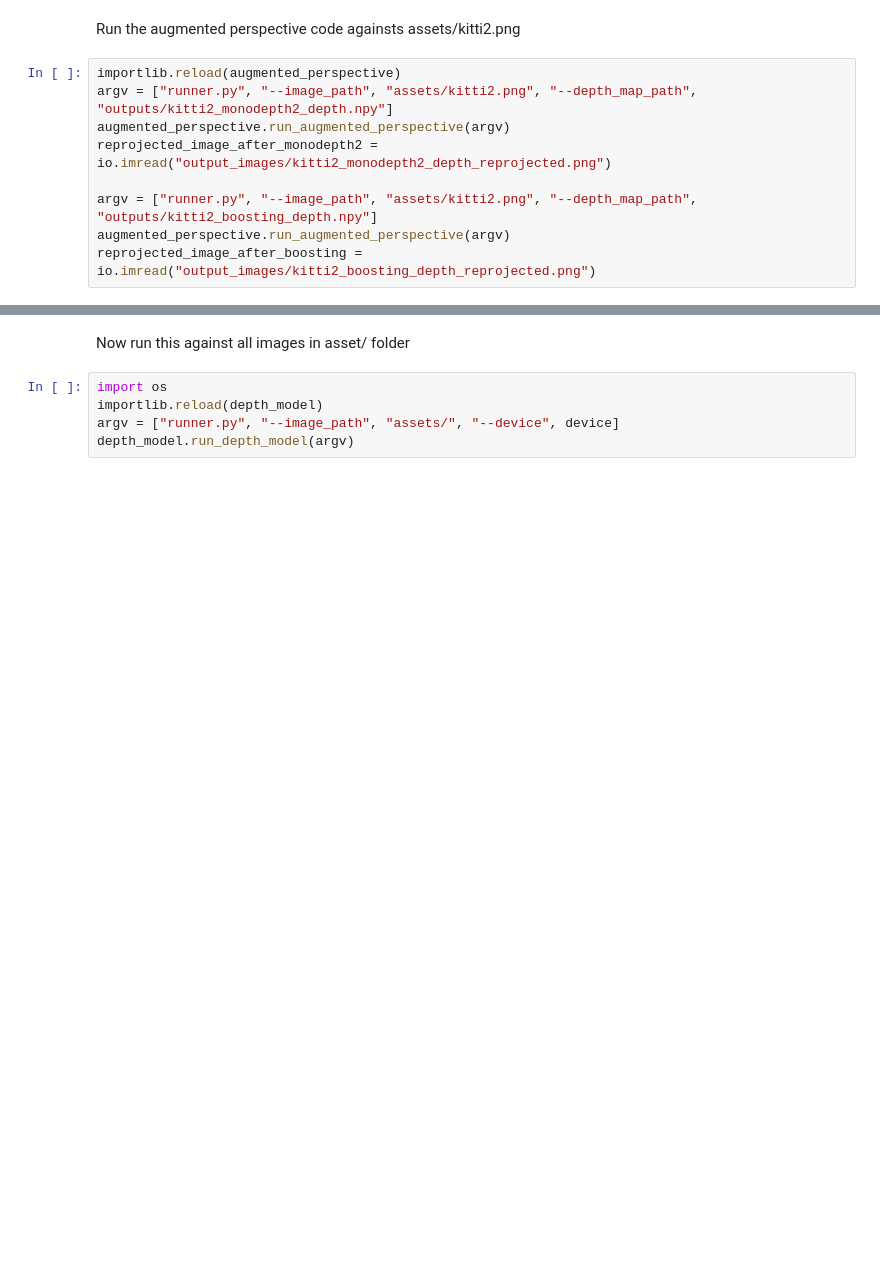
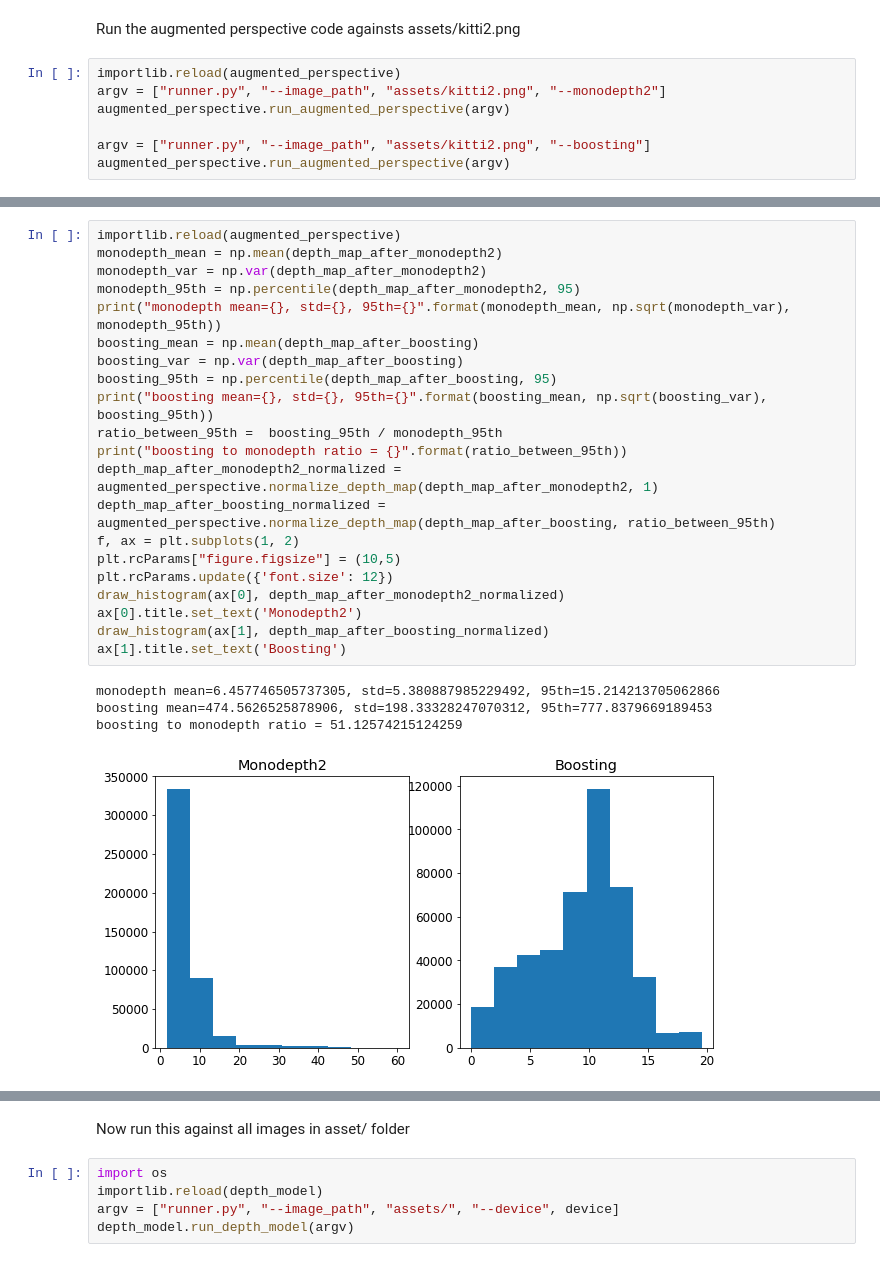
Before and after one commit to hsysuper/augmented-perspective, a Jupyter notebook: AugmentedPerspective.ipynb, the cells around one changed output, grey strips where cells are left out. Drawn from its saved outputs; the diff is of its cells as text; blank space fills up the shorter version.

```diff
--- a/AugmentedPerspective.ipynb
+++ b/AugmentedPerspective.ipynb
@@ -138,10 +145,8 @@ ax[2].title.set_text('Boosting')
 Run the augmented perspective code againsts assets/kitti2.png
 # %%
 importlib.reload(augmented_perspective)
-argv = ["runner.py", "--image_path", "assets/kitti2.png", "--depth_map_path", "outputs/kitti2_monodepth2_depth.npy"]
+argv = ["runner.py", "--image_path", "assets/kitti2.png", "--monodepth2"]
 augmented_perspective.run_augmented_perspective(argv)
-reprojected_image_after_monodepth2 = io.imread("output_images/kitti2_monodepth2_depth_reprojected.png")
 
-argv = ["runner.py", "--image_path", "assets/kitti2.png", "--depth_map_path", "outputs/kitti2_boosting_depth.npy"]
+argv = ["runner.py", "--image_path", "assets/kitti2.png", "--boosting"]
 augmented_perspective.run_augmented_perspective(argv)
-reprojected_image_after_boosting = io.imread("output_images/kitti2_boosting_depth_reprojected.png")
@@ -166,0 +199,26 @@ ax[1].title.set_text('Boosting')
+# %%
+importlib.reload(augmented_perspective)
+monodepth_mean = np.mean(depth_map_after_monodepth2)
+monodepth_var = np.var(depth_map_after_monodepth2)
+monodepth_95th = np.percentile(depth_map_after_monodepth2, 95)
+print("monodepth mean={}, std={}, 95th={}".format(monodepth_mean, np.sqrt(monodepth_var), monodepth_95th))
+boosting_mean = np.mean(depth_map_after_boosting)
+boosting_var = np.var(depth_map_after_boosting)
+boosting_95th = np.percentile(depth_map_after_boosting, 95)
+print("boosting mean={}, std={}, 95th={}".format(boosting_mean, np.sqrt(boosting_var), boosting_95th))
+ratio_between_95th =  boosting_95th / monodepth_95th
+print("boosting to monodepth ratio = {}".format(ratio_between_95th))
+depth_map_after_monodepth2_normalized = augmented_perspective.normalize_depth_map(depth_map_after_monodepth2, 1)
+depth_map_after_boosting_normalized = augmented_perspective.normalize_depth_map(depth_map_after_boosting, ratio_between_95th)
+f, ax = plt.subplots(1, 2)
+plt.rcParams["figure.figsize"] = (10,5)
+plt.rcParams.update({'font.size': 12})
+draw_histogram(ax[0], depth_map_after_monodepth2_normalized)
+ax[0].title.set_text('Monodepth2')
+draw_histogram(ax[1], depth_map_after_boosting_normalized)
+ax[1].title.set_text('Boosting')
+# %% [output]
+monodepth mean=6.457746505737305, std=5.380887985229492, 95th=15.214213705062866
+boosting mean=474.5626525878906, std=198.33328247070312, 95th=777.8379669189453
+boosting to monodepth ratio = 51.12574215124259
+[figure, added]
```
Also changed, not shown: parts of 12 cells of this notebook.
